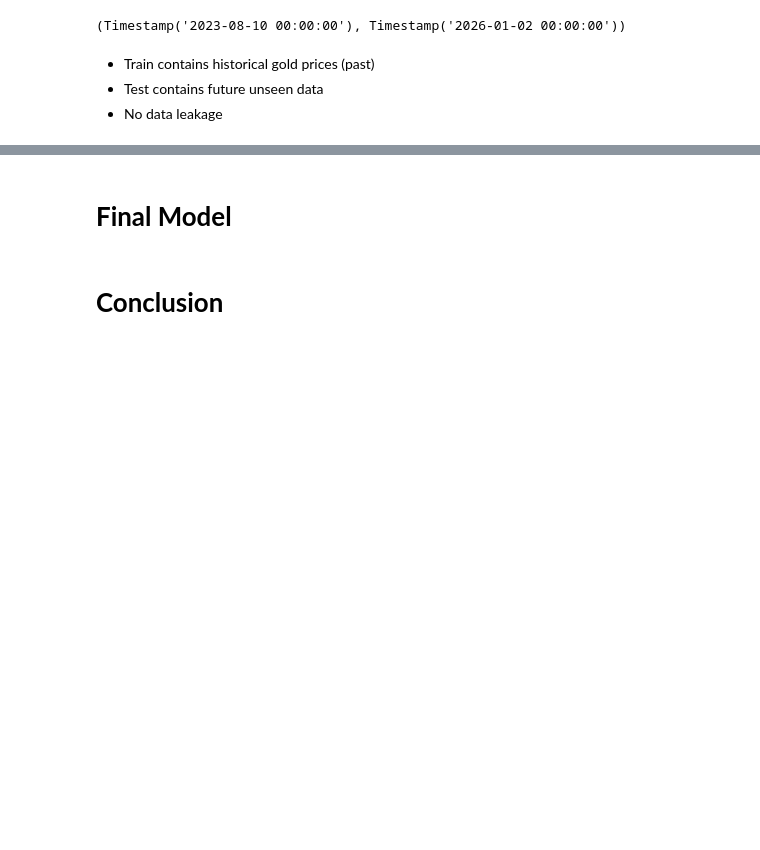
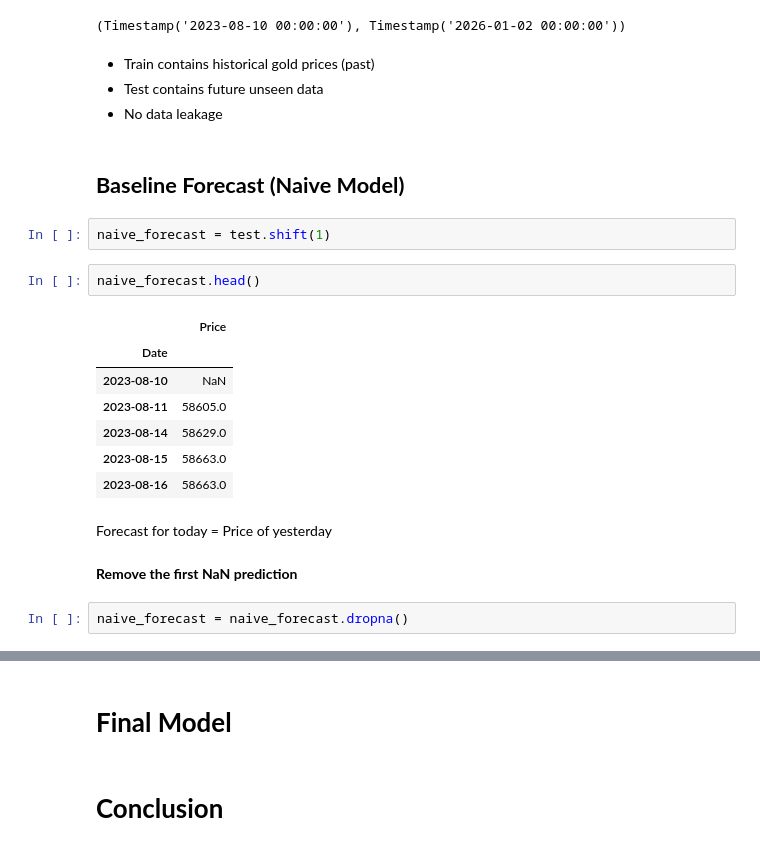
Before and after one commit to Sagarjain93/Machine-Learning-Portfolio, a Jupyter notebook: 03_ML_Practice/Gold_Price_Prediction_Forecasting/03_notebook/05_modelling.ipynb, the cells around one changed output, grey strips where cells are left out. Cells and saved outputs as stored; diff of their text form; blank space fills up the shorter version.

```diff
--- a/03_ML_Practice/Gold_Price_Prediction_Forecasting/03_notebook/05_modelling.ipynb
+++ b/03_ML_Practice/Gold_Price_Prediction_Forecasting/03_notebook/05_modelling.ipynb
@@ -1813,3 +1813,23 @@ test.index.min(), test.index.max()
 *  Train contains historical gold prices (past)
 *  Test contains future unseen data
 *  No data leakage
+# %% [markdown]
+## **Baseline Forecast (Naive Model)**
+# %%
+naive_forecast = test.shift(1)
+# %%
+naive_forecast.head()
+# %% [output]
+|  | Price |
+| Date |  |
+| 2023-08-10 | NaN |
+| 2023-08-11 | 58605.0 |
+| 2023-08-14 | 58629.0 |
+| 2023-08-15 | 58663.0 |
+| 2023-08-16 | 58663.0 |
+# %% [markdown]
+Forecast for today = Price of yesterday
+# %% [markdown]
+**Remove the first NaN prediction**
+# %%
+naive_forecast = naive_forecast.dropna()
```
Also changed, not shown: parts of 10 cells of this notebook.
